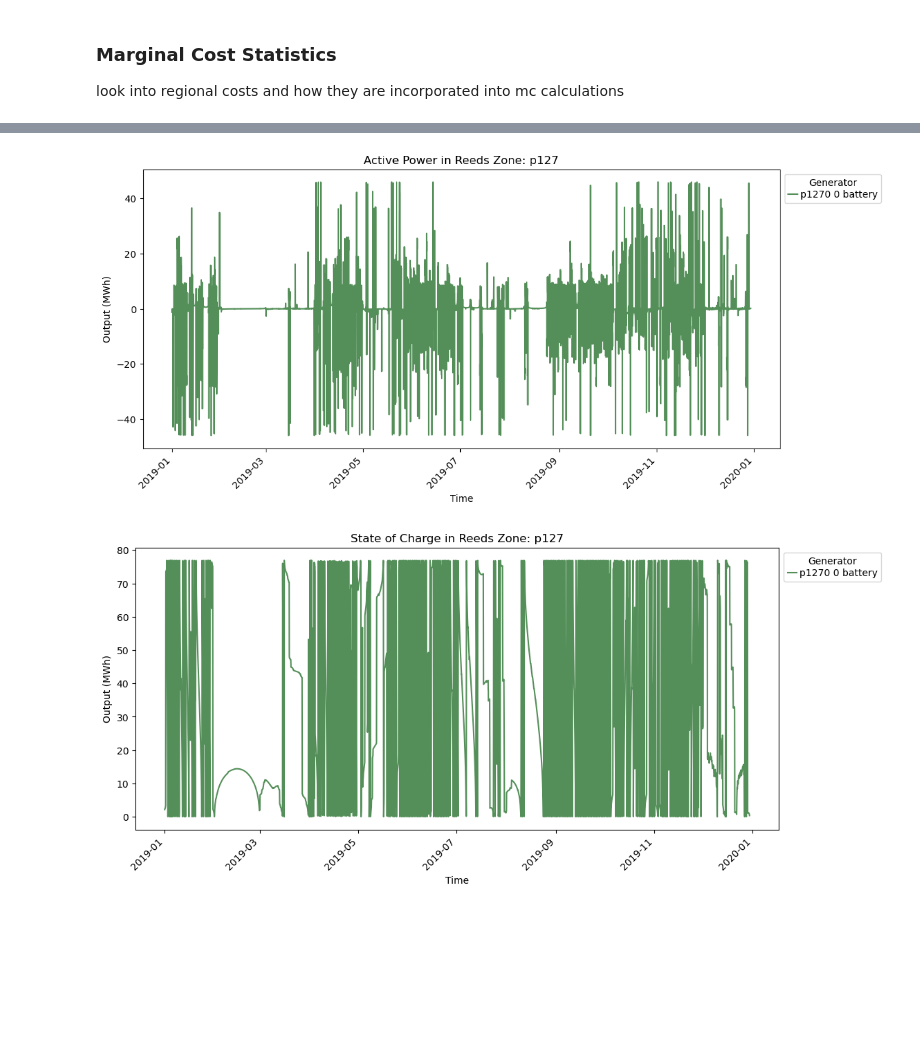
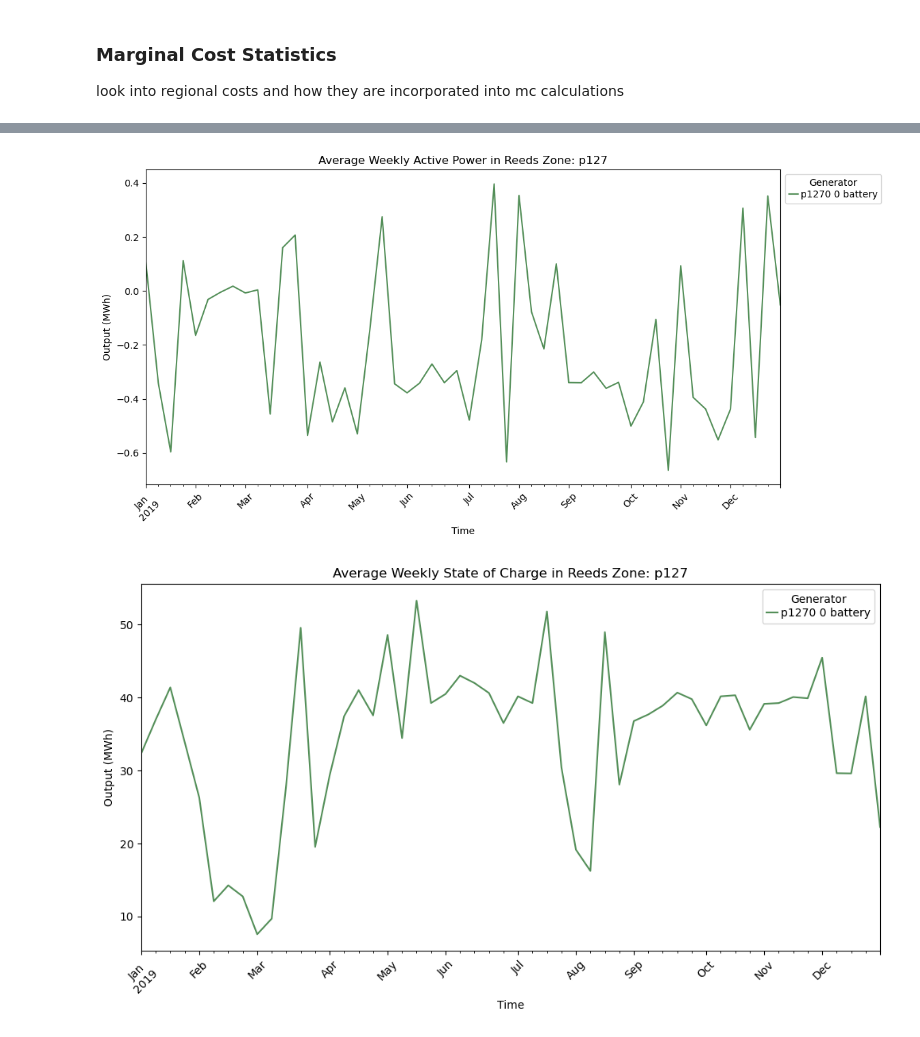
Before and after one commit to af3913/pypsa-usa, a Jupyter notebook: workflow/pypsa-usa_technical_appendix.ipynb, the cells around one changed output, grey strips where cells are left out. Saved outputs shown, nothing was run; the diff lists cells and outputs as text; code cells hidden in the pictures; blank space fills up the shorter version.

```diff
--- a/workflow/pypsa-usa_technical_appendix.ipynb
+++ b/workflow/pypsa-usa_technical_appendix.ipynb
@@ -454,15 +456,16 @@ def plot_data(generator:pd.DataFrame, reeds_zone: str, time_zone: str, start_dat
     plt.xticks(rotation=45)
     plt.show()
 
-plot_data(loads, "p127", "US/Eastern", "2019-08-01", "2019-08-03", "Hourly Load")
+plot_data(loads, "p127", "US/Eastern", "2019-08-07", "2019-08-09", "Hourly Load")
 
 # Generators_p weekly average
 loads_weekly = loads.resample("W", axis=1).mean()
 
-def plot_data_weekly(generator:pd.DataFrame, reeds_zone: str, start_date: str, end_date: str, title: str):
+def plot_data_weekly(generator:pd.DataFrame, reeds_zone: str, time_zone: str, start_date: str, end_date: str, title: str):
     """
     Plots desried load/generation weekly average data for a specified reeds zone and time period.
     """
+
     # Select data for reeds zone
     data = generator.loc(axis=0)[reeds_zone].T
     data = data[(data.index >= start_date) & (data.index <= end_date)]
@@ -477,5 +480,5 @@ def plot_data_weekly(generator:pd.DataFrame, reeds_zone: str, start_date: str, e
     plt.xticks(rotation=45)
     plt.show()
 
-plot_data_weekly(loads_weekly, "p127", "2019-01-01", "2019-12-30", "Average Weekly Load")
+plot_data_weekly(loads_weekly, "p127", "US/Eastern", "2018-01-01", "2019-12-30", "Average Weekly Load")
 # %% [output]
@@ -681,18 +747,25 @@ plot_data(storage_store, "p127", "US/Eastern", "2019-01-01", "2019-12-30", "Acti
 # %%
 # Import storage_units_t - active power at bus (positive if net generation)
 storage_p = (storage_add_zonal(network.storage_units_t.p, "US/Eastern")
             .groupby(["reeds_zone", "StorageUnit"]) # Change groupby to desired setting (i.e reeds_state). Update plotting function accordingly.
             .mean())
 
-plot_data(storage_p, "p127", "US/Eastern", "2019-01-01", "2019-12-30", "Active Power")
+storage_p.columns = pd.to_datetime(storage_p.columns)
+storage_p_weekly = storage_p.resample("W", axis=1).mean()
+
+plot_data_weekly(storage_p_weekly, "p127", "US/Eastern", "2019-01-01", "2019-12-31", "Average Weekly Active Power")
 # %% [output]
-[figure, old version]
+[figure, new version]
 # %%
 # Import storage_units_t_state_of_charge - state of charge as calculated by the OPF.
 storage_state_charge = (storage_add_zonal(network.storage_units_t.state_of_charge, "US/Eastern")
                         .groupby(["reeds_zone", "StorageUnit"]) # Change groupby to desired setting (i.e reeds_state). Update plotting function accordingly.
                         .mean())
 
-plot_data(storage_state_charge, "p127", "US/Eastern", "2019-01-01", "2019-12-30", "State of Charge")
+
+storage_state_charge.columns = pd.to_datetime(storage_state_charge.columns)
+storage_state_weekly = storage_state_charge.resample("W", axis=1).mean()
+
+plot_data_weekly(storage_state_weekly, "p127", "US/Eastern", "2019-01-01", "2019-12-30", "Average Weekly State of Charge")
 # %% [output]
-[figure, old version]
+[figure, new version]
```
Also changed, not shown: parts of 13 cells of this notebook.
